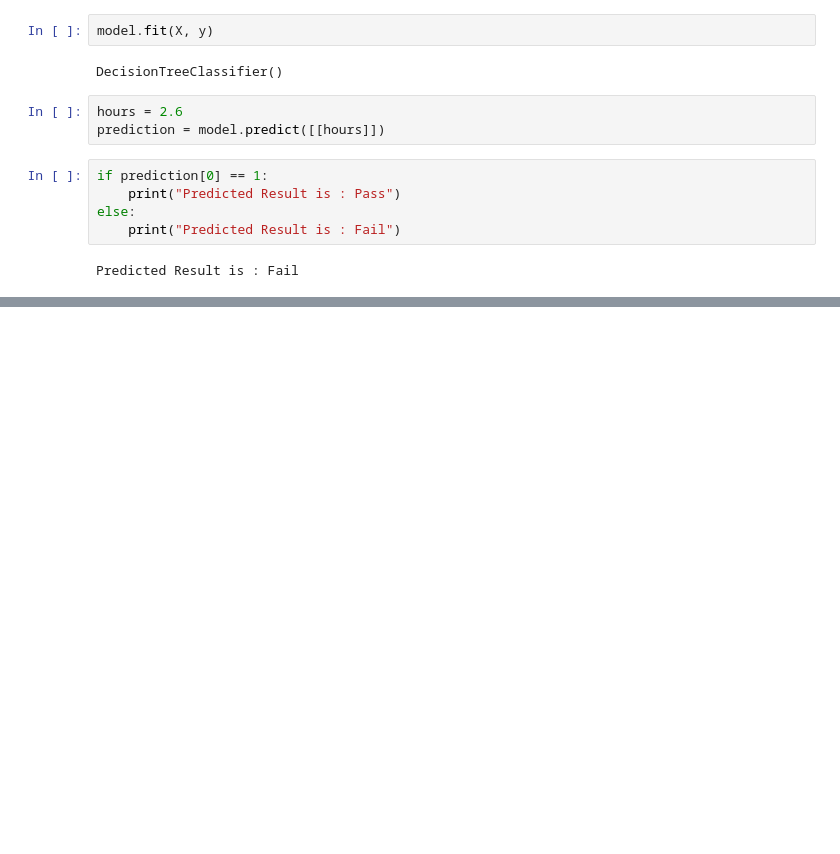
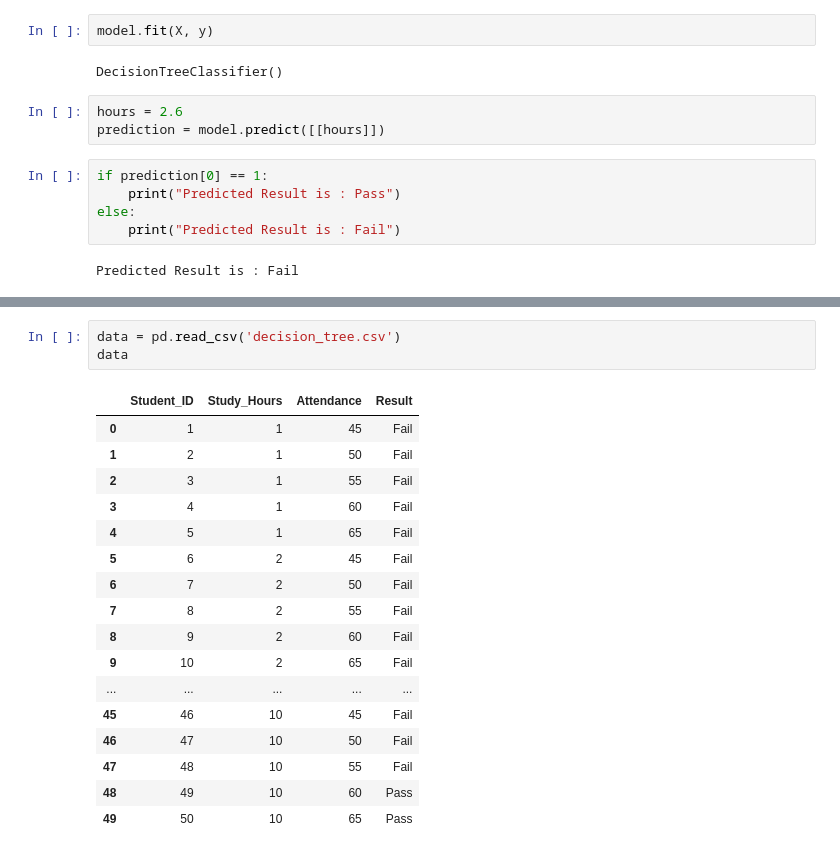
Before and after one commit to Harnoor0718/GenAI_Training, a Jupyter notebook: Day 20/Day20.ipynb, the cells around one changed output, grey strips where cells are left out. Drawn from its saved outputs; the diff is of its cells as text; blank space fills up the shorter version.

```diff
--- a/Day 20/Day20.ipynb
+++ b/Day 20/Day20.ipynb
@@ -25,0 +116,21 @@ Predicted Result is : Fail
+# %%
+data = pd.read_csv('decision_tree.csv')
+data
+# %% [output]
+|  | Student_ID | Study_Hours | Attendance | Result |
+| 0 | 1 | 1 | 45 | Fail |
+| 1 | 2 | 1 | 50 | Fail |
+| 2 | 3 | 1 | 55 | Fail |
+| 3 | 4 | 1 | 60 | Fail |
+| 4 | 5 | 1 | 65 | Fail |
+| 5 | 6 | 2 | 45 | Fail |
+| 6 | 7 | 2 | 50 | Fail |
+| 7 | 8 | 2 | 55 | Fail |
+| 8 | 9 | 2 | 60 | Fail |
+| 9 | 10 | 2 | 65 | Fail |
+| ... | ... | ... | ... | ... |
+| 45 | 46 | 10 | 45 | Fail |
+| 46 | 47 | 10 | 50 | Fail |
+| 47 | 48 | 10 | 55 | Fail |
+| 48 | 49 | 10 | 60 | Pass |
+| 49 | 50 | 10 | 65 | Pass |
```
Also changed, not shown: parts of 26 cells of this notebook, 5 other files.
